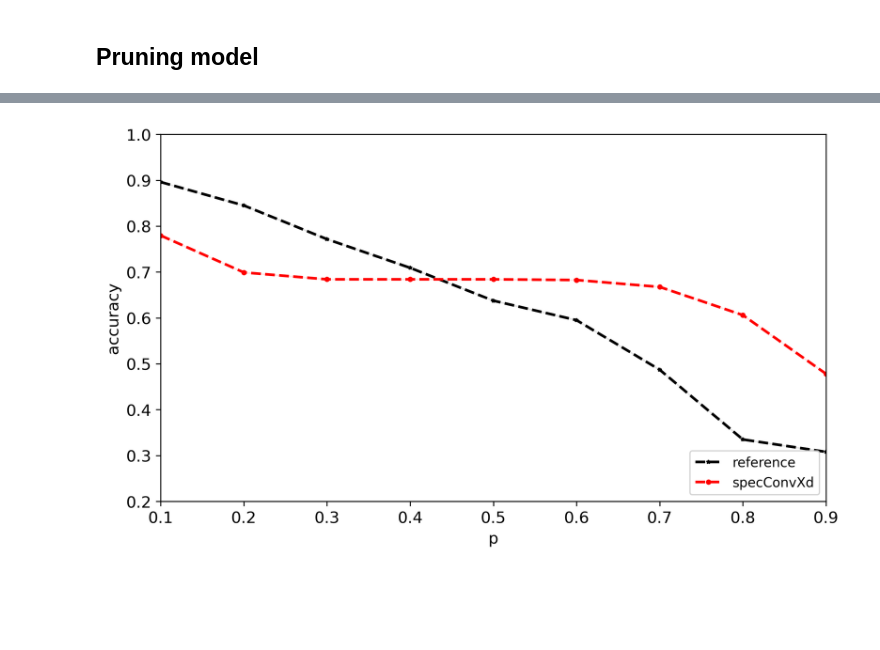
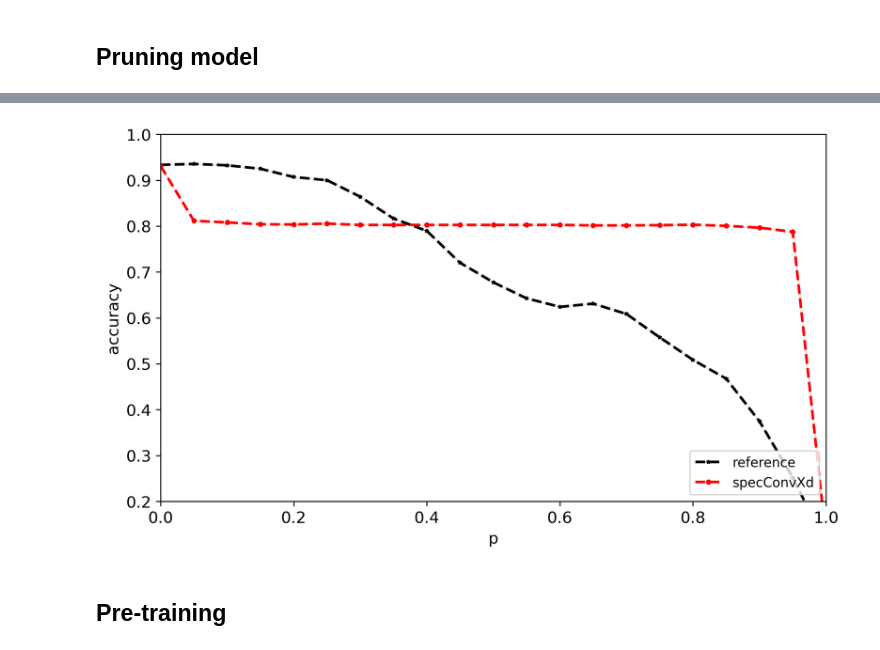
Before and after one commit to DALPHA-sys-24/SpectralConvxD, a Jupyter notebook: example.ipynb, the cells around one changed output, grey strips where cells are left out. Cells and saved outputs as stored; diff of their text form; code cells hidden in the pictures; blank space fills up the shorter version.

Commit message:
pre-training

```diff
--- a/example.ipynb
+++ b/example.ipynb
@@ -8,7 +13,7 @@ x_train, y_train,x_test, y_test=spc.generate_data(name_data='mnist1d')
 Did or could not load data from ./mnist1d_data.pkl. Rebuilding dataset...
 # %%
 models_pars={'reference':
-                    {"spectral_config":{ 'is_base_trainable': True,
+                    {"spectral_config":{'is_base_trainable': True,
                                         'is_diag_start_trainable': False,
                                         'is_diag_end_trainable': False,
                                         'use_bias': True
@@ -64,7 +69,7 @@ models_pars={'reference':
                                                 }
                     },
 
-             'specConvXd':{"spectral_config":{ 'is_base_trainable': True,
+             'specConvXd':{"spectral_config":{ 'is_base_trainable': False,
                                         'is_diag_start_trainable': False,
                                         'is_diag_end_trainable': True,
                                         'use_bias': True
@@ -72,7 +77,7 @@ models_pars={'reference':
                      "spectral_cnn1d_config":{ 'kernel_size': 3,
                                                 'stride': 1,
                                                 'padding': 1,
-                                                'trainable_phi':True,
+                                                'trainable_phi':False,
                                                 'use_lambda_out':False,
                                                 'use_lambda_in' : True,
                                                 'use_bias': True
@@ -182,7 +200,7 @@ models.get_hyperparameters()
 # %%
 replication = {'rep':1}
 depth={'N':[2500]}
-drop={'p':[0.1,0.2, 0.3, 0.4, 0.5, 0.6, 0.7, 0.8, 0.9]}
+drop={'p':[0,0.05,0.1,0.15,0.2,0.25, 0.3,0.35, 0.4,0.45, 0.5,0.55, 0.6,0.65, 0.7, 0.75,0.8, 0.85,0.9,0.95,1]}
 # %%
 path =r"C:\Users\jketchak\Documents\DALPHAcommunity\UNAMUR\EUREKA\btwg_ml\SpectralConvxD\SpectralConvxD\DataWarehouse\dtest"
 path=spc.utils.remplacer_backslash(path)
@@ -202,19 +232,21 @@ for p in drop.get('p'):
 # %%
-results={name : spc.extract_accuracy_and_save(replication=replication,depth=depth,drop=drop,name=name,path=path) for name in models_name if name!='Dspec'}
+results={name : spc.extract_accuracy_and_save(replication=replication,depth=depth,drop=drop,name=name,path=path) for name in models_name if name not in ['Dspec']}
 # %%
-spc.plot_results(results,x_min=0.1,
-            x_max=0.9,
+spc.plot_results(results,x_min=0,
+            x_max=1,
             y_min=0.2,
             y_max=1.0,
             xlabel='p',
             ylabel='accuracy',
             show_fig=True,
             use_grid=False,
             markersize=3,
             percentile=True,
             save_fig=False,
             dpi=300,
             loc='lower right',
             name_fig='results')
 # %% [output]
-[figure, old version]
+[figure, new version]
+# %% [markdown]
+## Pre-training
```
Also changed, not shown: parts of 15 cells of this notebook, 3 other files.
